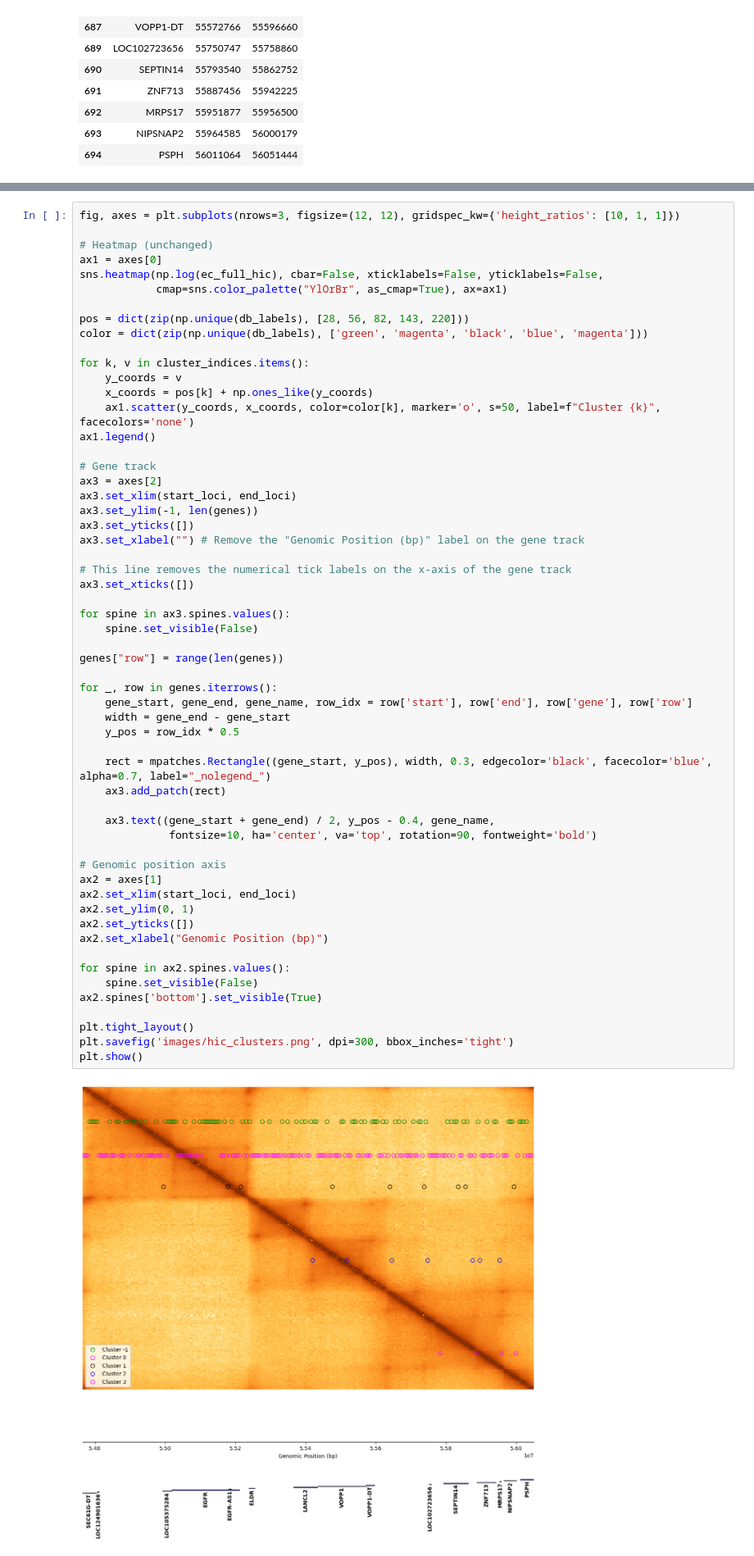
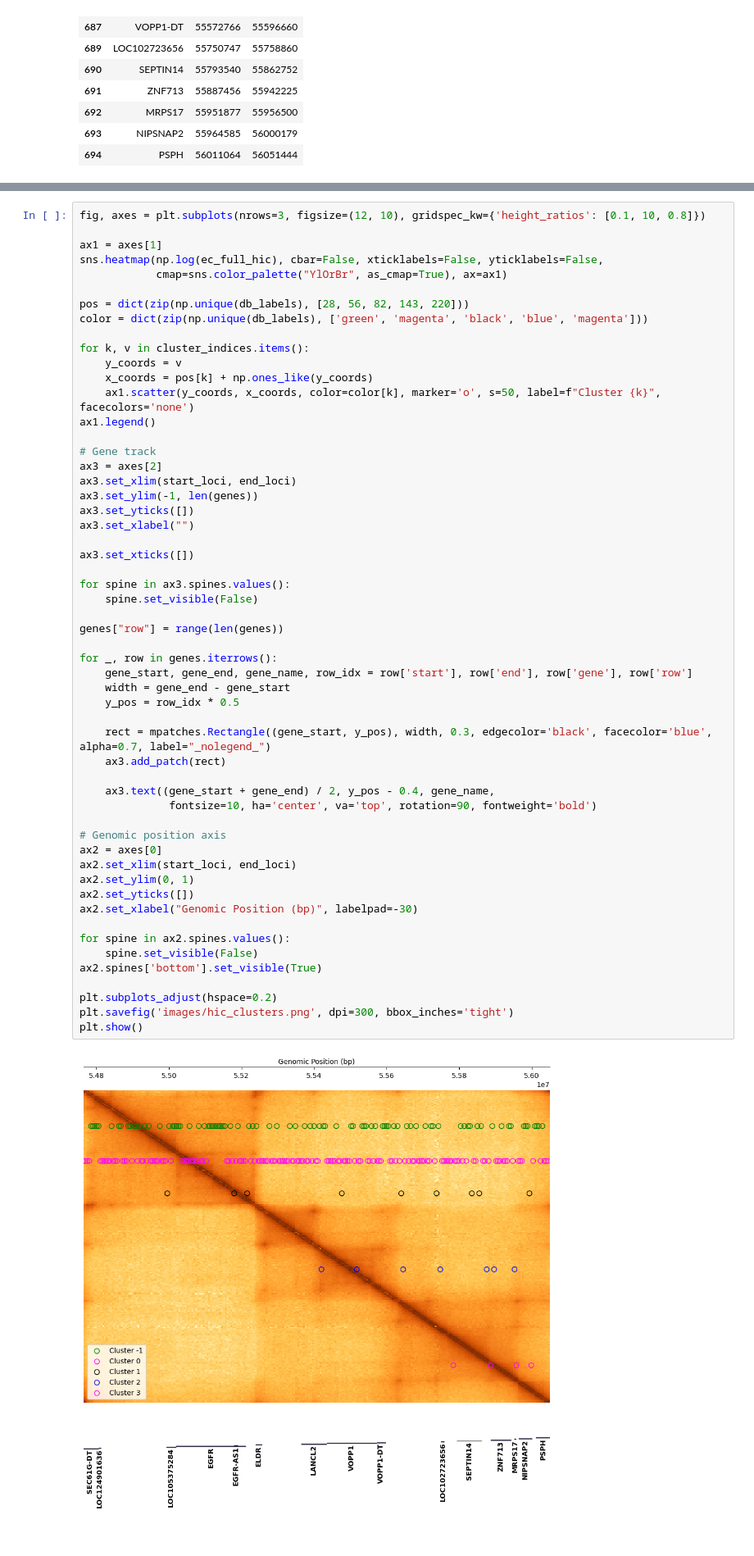
Before and after one commit to vikwaran03/DSC180B_Q2, a Jupyter notebook: Q2_Prep/node2vec.ipynb, the cells around one changed output, grey strips where cells are left out. Shown at 82% size. Drawn from its saved outputs; the diff is of its cells as text.

Commit message:
updated heatmap

```diff
--- a/Q2_Prep/node2vec.ipynb
+++ b/Q2_Prep/node2vec.ipynb
@@ -515,10 +515,9 @@ cluster_indices
  2: array([128, 147, 172, 192, 217, 221, 232]),
  3: array([199, 219, 233, 241])}
 # %%
-fig, axes = plt.subplots(nrows=3, figsize=(12, 12), gridspec_kw={'height_ratios': [10, 1, 1]})
+fig, axes = plt.subplots(nrows=3, figsize=(12, 10), gridspec_kw={'height_ratios': [0.1, 10, 0.8]})
 
-# Heatmap (unchanged)
-ax1 = axes[0]
+ax1 = axes[1]
 sns.heatmap(np.log(ec_full_hic), cbar=False, xticklabels=False, yticklabels=False,
             cmap=sns.color_palette("YlOrBr", as_cmap=True), ax=ax1)
 
@@ -536,43 +535,42 @@ ax3 = axes[2]
 ax3.set_xlim(start_loci, end_loci)
 ax3.set_ylim(-1, len(genes))
 ax3.set_yticks([])
-ax3.set_xlabel("") # Remove the "Genomic Position (bp)" label on the gene track
+ax3.set_xlabel("")
 
-# This line removes the numerical tick labels on the x-axis of the gene track
 ax3.set_xticks([])
 
 for spine in ax3.spines.values():
     spine.set_visible(False)
 
 genes["row"] = range(len(genes))
 
 for _, row in genes.iterrows():
     gene_start, gene_end, gene_name, row_idx = row['start'], row['end'], row['gene'], row['row']
     width = gene_end - gene_start
     y_pos = row_idx * 0.5
 
     rect = mpatches.Rectangle((gene_start, y_pos), width, 0.3, edgecolor='black', facecolor='blue', alpha=0.7, label="_nolegend_")
     ax3.add_patch(rect)
 
     ax3.text((gene_start + gene_end) / 2, y_pos - 0.4, gene_name,
               fontsize=10, ha='center', va='top', rotation=90, fontweight='bold')
 
 # Genomic position axis
-ax2 = axes[1]
+ax2 = axes[0]
 ax2.set_xlim(start_loci, end_loci)
 ax2.set_ylim(0, 1)
 ax2.set_yticks([])
-ax2.set_xlabel("Genomic Position (bp)")
+ax2.set_xlabel("Genomic Position (bp)", labelpad=-30)
 
 for spine in ax2.spines.values():
     spine.set_visible(False)
 ax2.spines['bottom'].set_visible(True)
 
-plt.tight_layout()
+plt.subplots_adjust(hspace=0.2)
 plt.savefig('images/hic_clusters.png', dpi=300, bbox_inches='tight')
 plt.show()
 # %% [output]
-[figure, old version]
+[figure, new version]
 # %%
 plt.figure(figsize=(12, 10))
 sns.heatmap(np.log(ec_full_hic), cbar=True, xticklabels=False, yticklabels=False, cmap=sns.color_palette("YlOrBr", as_cmap=True))
```
Also changed, not shown: 1 other file.
